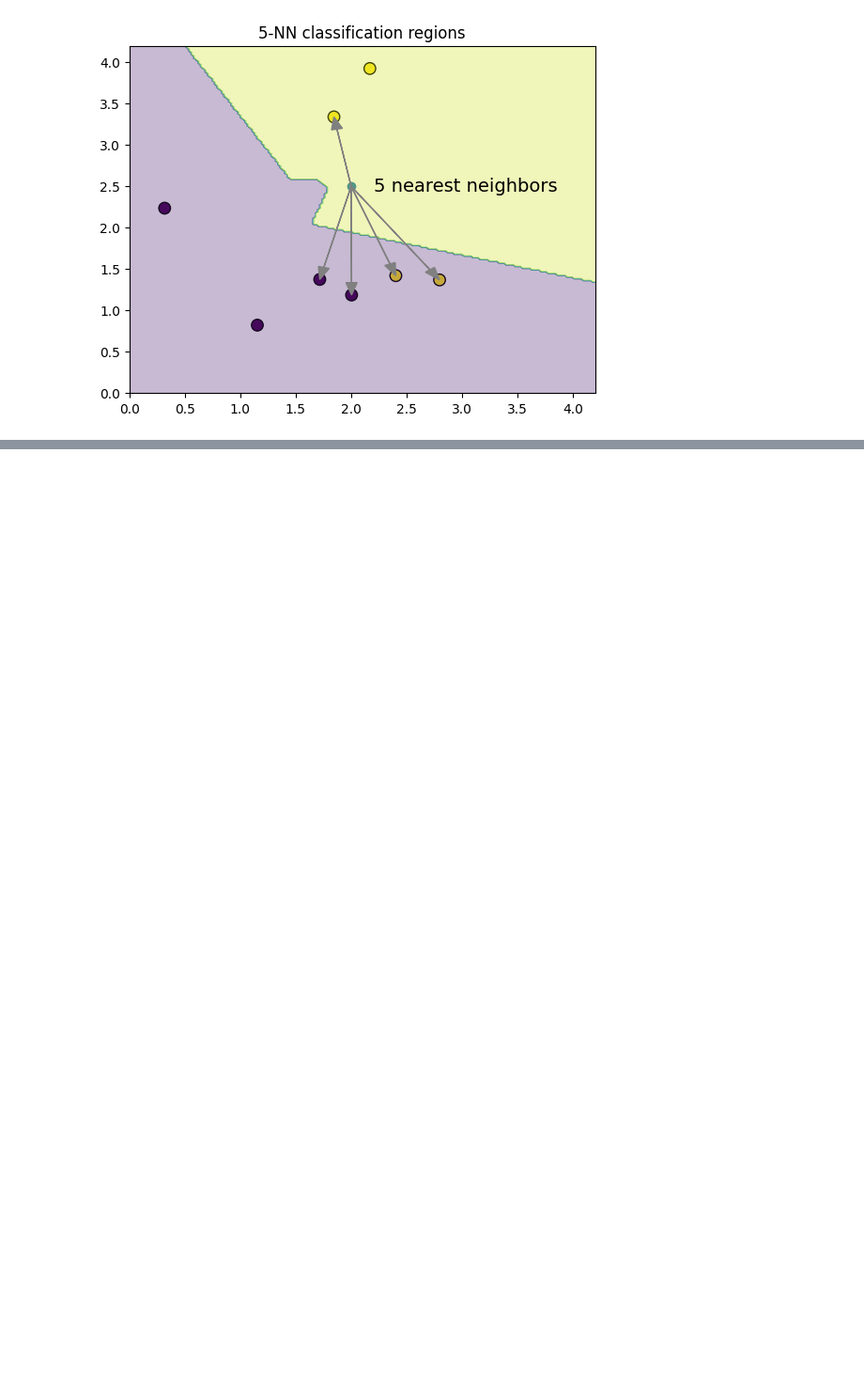
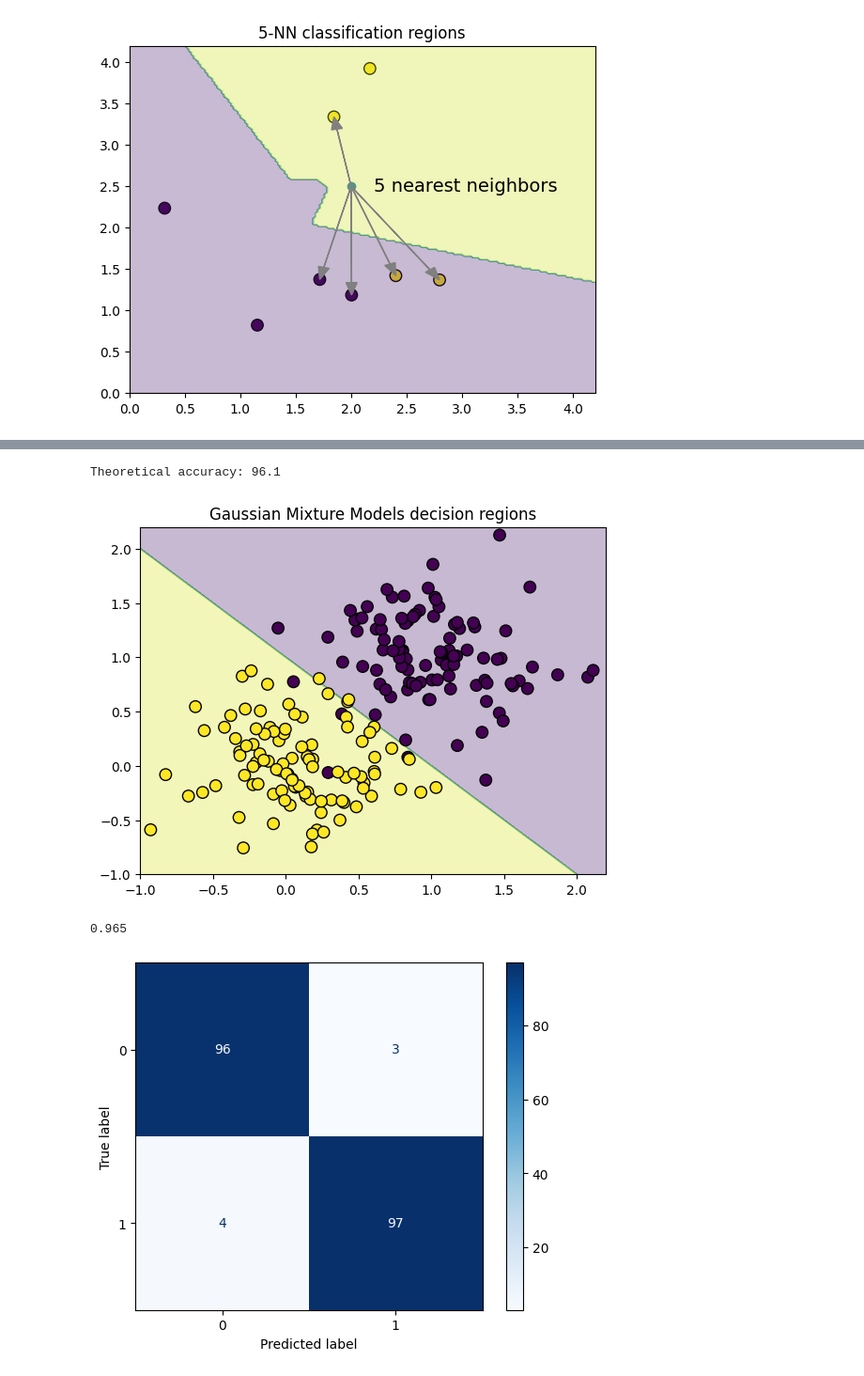
Before and after one commit to ajakovac/ML-in-Practice-I, a Jupyter notebook: DT and bagging.ipynb, the cells around one changed output, grey strips where cells are left out. Shown at 94% size. Cells and saved outputs as stored; diff of their text form; code cells hidden in the pictures; blank space fills up the shorter version.

```diff
--- a/DT and bagging.ipynb
+++ b/DT and bagging.ipynb
@@ -648,0 +681,27 @@ plt.show()
+# %%
+import math
+width=0.4
+print(f'Theoretical accuracy: {100*(1-math.erfc(1/(2*width))/2):.1f}')
+# %% [output]
+Theoretical accuracy: 96.1
+# %%
+def thpred(X):
+    return -np.sign(X[:,0]+X[:,1]-1)
+
+X_test, y_test = generate_data(100, 125, width=0.4, offset_A=(1,1))
+# Plot decision regions
+xx, yy = np.meshgrid(np.linspace(-1,2.2,200), np.linspace(-1,2.2,200))
+Z = thpred(np.c_[xx.ravel(), yy.ravel()]).reshape(xx.shape)
+
+plt.contourf(xx, yy, Z, alpha=0.3)
+plt.scatter(X_test[:,0], X_test[:,1], c=y_test, s=80, edgecolors='k')
+plt.title(f"Gaussian Mixture Models decision regions")
+plt.show()
+y_pred = thpred(X_test)
+cm = confusion_matrix(y_pred,y_test)
+ConfusionMatrixDisplay(cm).plot(cmap='Blues')
+accuracy_score(y_pred,y_test)
+# %% [output]
+[figure, added]
+0.965
+[figure, added]
```
Also changed, not shown: parts of 16 cells of this notebook, 23 other files.
